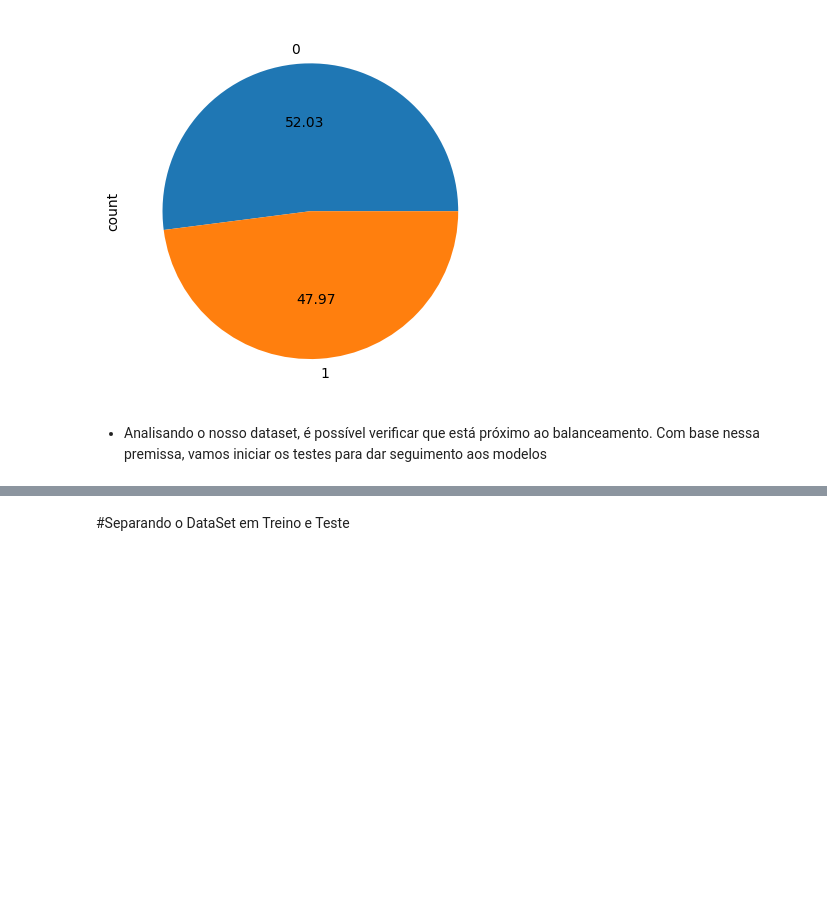
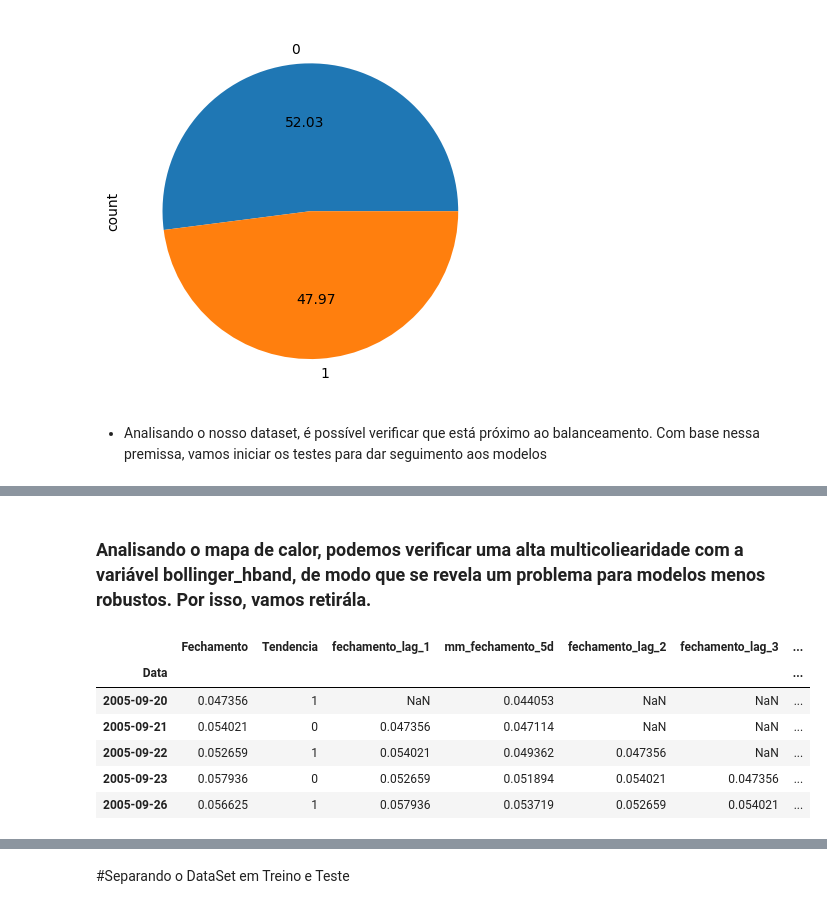
Before and after one commit to diegosoaresadv/Modulo-2---TechChalenge, a Jupyter notebook: TechChalenge2_Modelos_de_Classificação.ipynb, the cells around one changed output, grey strips where cells are left out. Saved outputs shown, nothing was run; the diff lists cells and outputs as text; code cells hidden in the pictures; blank space fills up the shorter version.

```diff
--- a/TechChalenge2_Modelos_de_Classificação.ipynb
+++ b/TechChalenge2_Modelos_de_Classificação.ipynb
@@ -304,0 +484,13 @@ y.value_counts().plot.pie(autopct='%.2f');
+# %% [markdown]
+### Analisando o mapa de calor, podemos verificar uma alta multicoliearidade com a variável bollinger_hband, de modo que se revela um problema para modelos menos robustos. Por isso, vamos retirála.
+# %%
+Ibovespa = Ibovespa_df.drop(['bollinger_hband'], axis=1)
+Ibovespa.head()
+# %% [output]
+|  | Fechamento | Tendencia | fechamento_lag_1 | mm_fechamento_5d | fechamento_lag_2 | fechamento_lag_3 | ... |
+| Data |  |  |  |  |  |  | ... |
+| 2005-09-20 | 0.047356 | 1 | NaN | 0.044053 | NaN | NaN | ... |
+| 2005-09-21 | 0.054021 | 0 | 0.047356 | 0.047114 | NaN | NaN | ... |
+| 2005-09-22 | 0.052659 | 1 | 0.054021 | 0.049362 | 0.047356 | NaN | ... |
+| 2005-09-23 | 0.057936 | 0 | 0.052659 | 0.051894 | 0.054021 | 0.047356 | ... |
+| 2005-09-26 | 0.056625 | 1 | 0.057936 | 0.053719 | 0.052659 | 0.054021 | ... |
```
Also changed, not shown: parts of 29 cells of this notebook.
